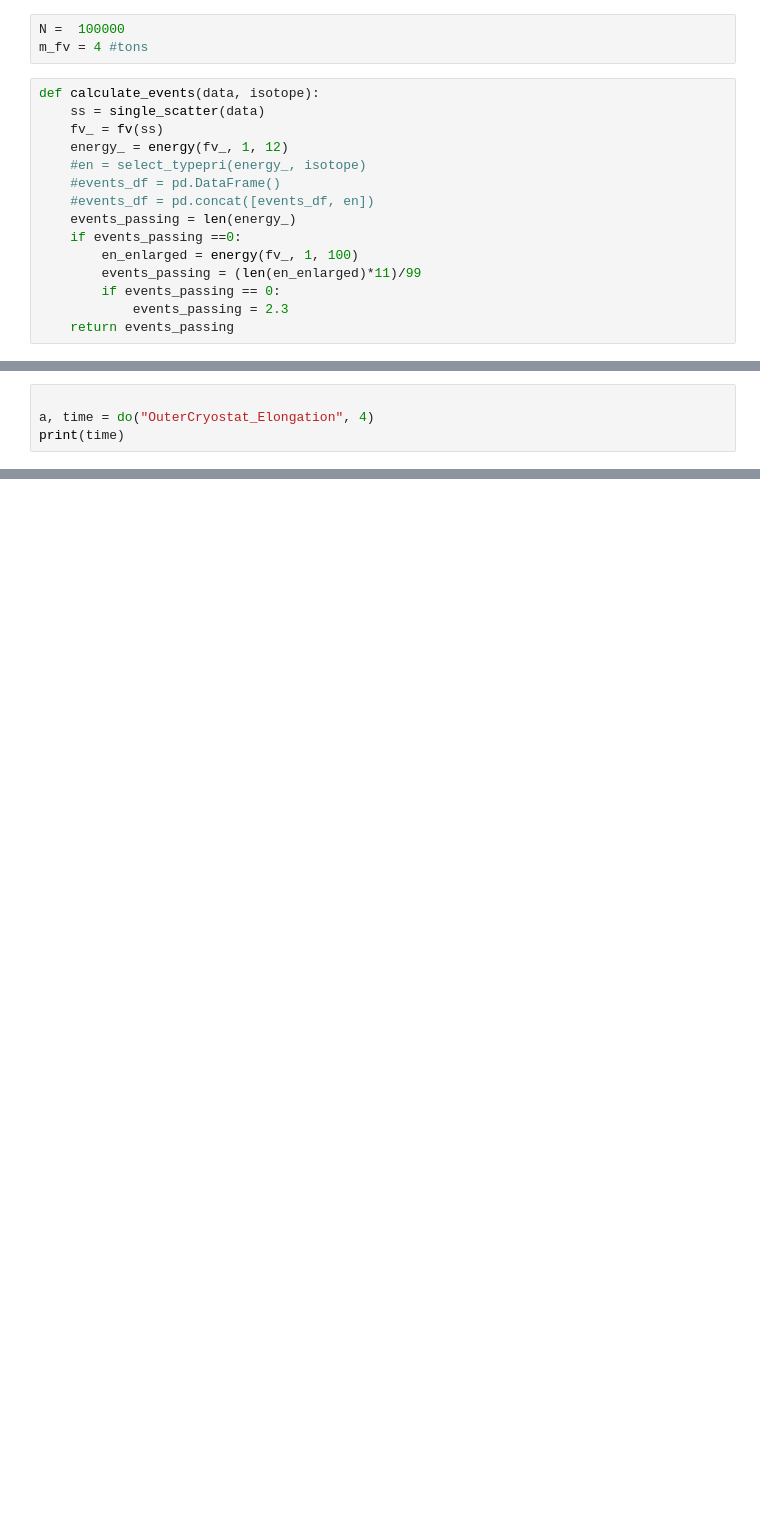
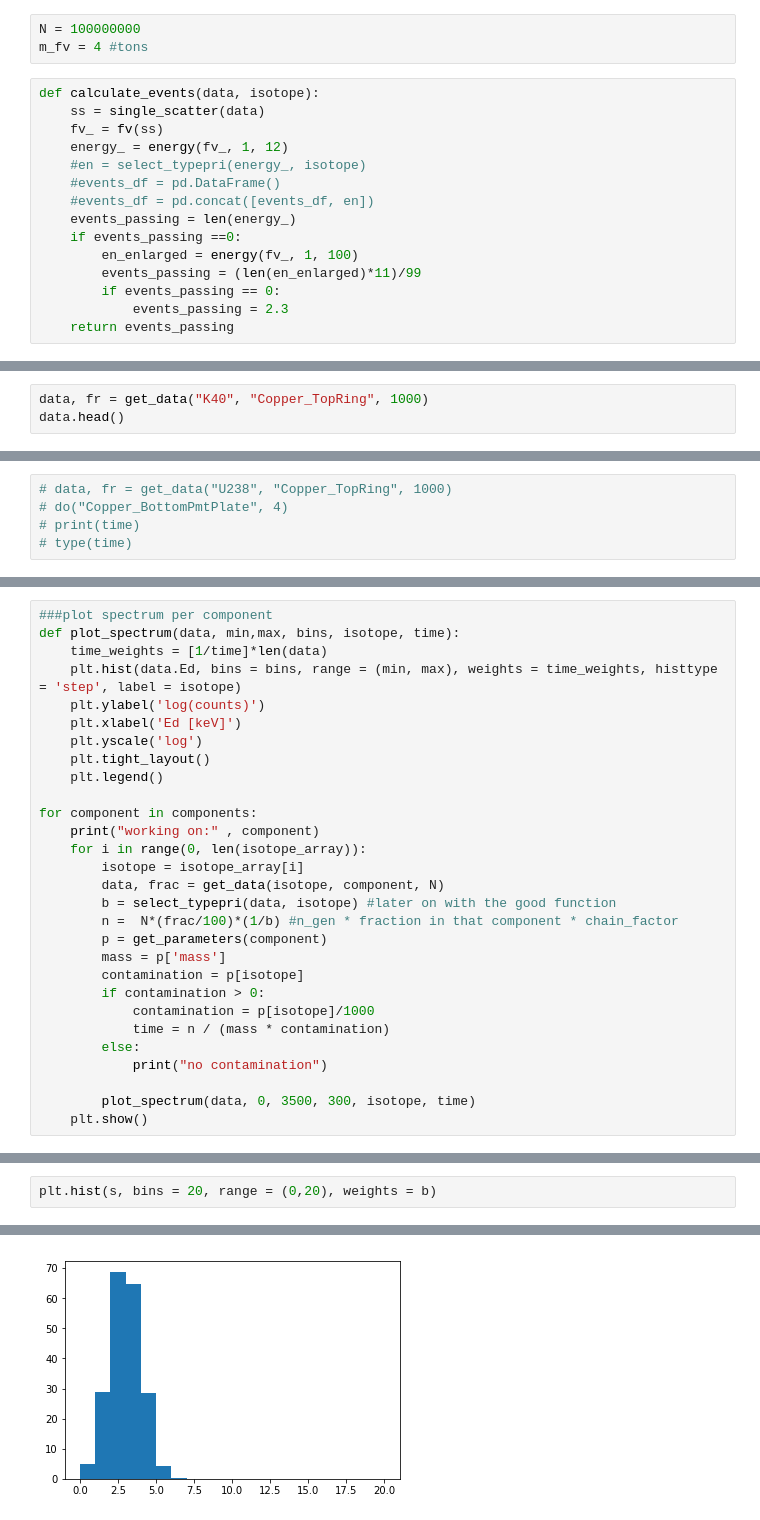
Before and after one commit to ariannarocchetti/MonteCarlo_ER, a Jupyter notebook: notebooks/events_per_component.ipynb, the cells around one changed output, grey strips where cells are left out. Drawn from its saved outputs; the diff is of its cells as text; blank space fills up the shorter version.

```diff
--- a/notebooks/events_per_component.ipynb
+++ b/notebooks/events_per_component.ipynb
@@ -7,5 +43,5 @@
 # %%
-N =  100000
+N = 100000000
 m_fv = 4 #tons
 # %%
 def calculate_events(data, isotope):
@@ -152,3 +161,6 @@ def get_data(isotope, component, N):
         df = get_xyz(rootfile)
         frac = 1
     return df, frac
+# %%
+data, fr = get_data("K40", "Copper_TopRing", 1000)
+data.head()
@@ -225,5 +248,6 @@ def do(component, m_fv):
 ####################################################################################
 # %%
-
-a, time = do("OuterCryostat_Elongation", 4)
-print(time)
+# data, fr = get_data("U238", "Copper_TopRing", 1000)
+# do("Copper_BottomPmtPlate", 4)
+# print(time)
+# type(time)
@@ -269,0 +321,29 @@ print(N)
+# %%
+###plot spectrum per component
+def plot_spectrum(data, min,max, bins, isotope, time):
+    time_weights = [1/time]*len(data)
+    plt.hist(data.Ed, bins = bins, range = (min, max), weights = time_weights, histtype = 'step', label = isotope)
+    plt.ylabel('log(counts)')
+    plt.xlabel('Ed [keV]')
+    plt.yscale('log')
+    plt.tight_layout()
+    plt.legend()
+
+for component in components:
+    print("working on:" , component)
+    for i in range(0, len(isotope_array)):
+        isotope = isotope_array[i]
+        data, frac = get_data(isotope, component, N)
+        b = select_typepri(data, isotope) #later on with the good function
+        n =  N*(frac/100)*(1/b) #n_gen * fraction in that component * chain_factor
+        p = get_parameters(component)
+        mass = p['mass']
+        contamination = p[isotope]
+        if contamination > 0:
+            contamination = p[isotope]/1000
+            time = n / (mass * contamination)
+        else:
+            print("no contamination")
+
+        plot_spectrum(data, 0, 3500, 300, isotope, time)
+    plt.show()
@@ -269,0 +476,3 @@ print(N)
+# %%
+plt.hist(s, bins = 20, range = (0,20), weights = b)
+# %% [output]
@@ -269,0 +484 @@ print(N)
+[figure, added]
```
Also changed, not shown: parts of 19 cells of this notebook, 3 other files.
